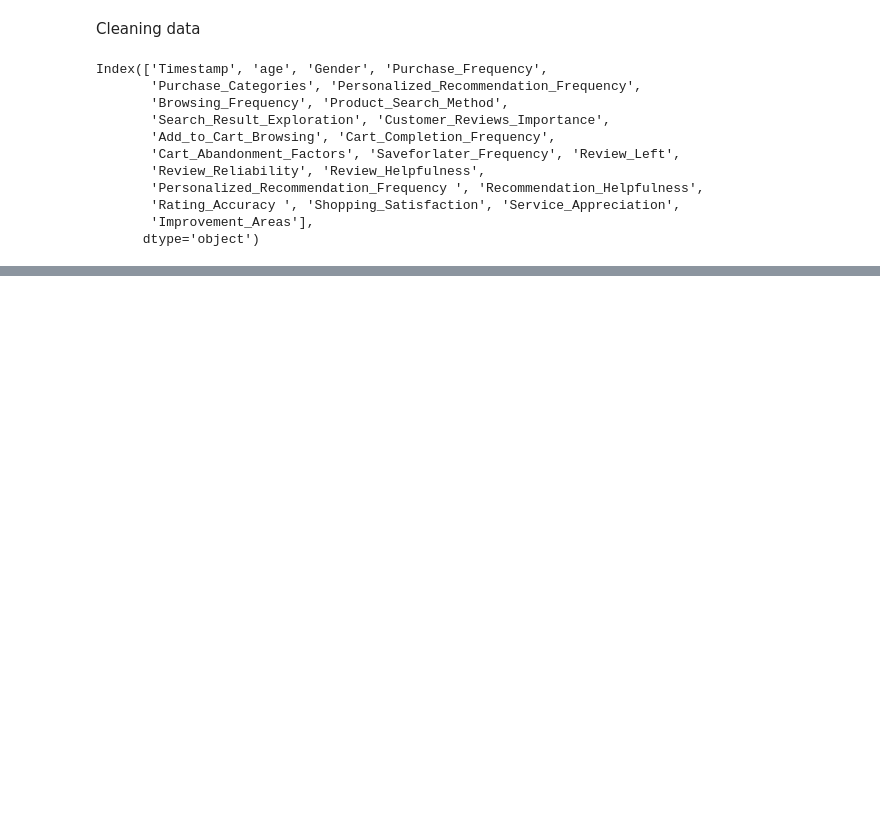
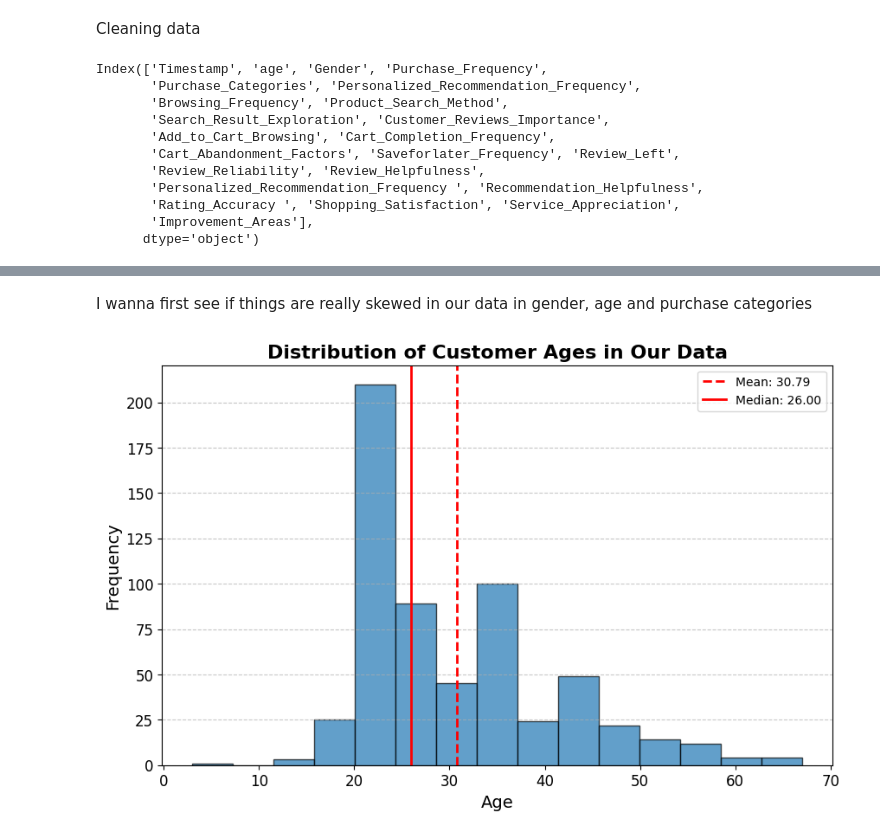
Before and after one commit to khaeuss808/UDS_ExploratoryQs, a Jupyter notebook: UDS_ExpQ_Q1.ipynb, the cells around one changed output, grey strips where cells are left out. Saved outputs shown, nothing was run; the diff lists cells and outputs as text; code cells hidden in the pictures; blank space fills up the shorter version.

```diff
--- a/UDS_ExpQ_Q1.ipynb
+++ b/UDS_ExpQ_Q1.ipynb
@@ -50,0 +53,45 @@ Are there specific product categories within specific customer segments (e.g., a
+# %% [markdown]
+I wanna first see if things are really skewed in our data in gender, age and purchase categories
+# %%
+# Calculate the mean
+mean_age = np.mean(demographic_df["age"])
+median_age = np.median(demographic_df["age"])
+
+plt.figure(figsize=(10, 6))
+
+# Plot histogram
+plt.hist(demographic_df["age"], bins=15, edgecolor="black", alpha=0.7)
+
+# Add a vertical line at the mean
+plt.axvline(
+    mean_age, color="red", linestyle="--", linewidth=2, label=f"Mean: {mean_age:.2f}"
+)
+
+# add line for median
+plt.axvline(
+    median_age,
+    color="red",
+    linestyle="-",
+    linewidth=2,
+    label=f"Median: {median_age:.2f}",
+)
+
+# Title and labels
+plt.title("Distribution of Customer Ages in Our Data", fontsize=16, fontweight="bold")
+plt.xlabel("Age", fontsize=14)
+plt.ylabel("Frequency", fontsize=14)
+
+# Customize tick parameters
+plt.xticks(fontsize=12)
+plt.yticks(fontsize=12)
+
+# Show grid for better readability
+plt.grid(axis="y", linestyle="--", alpha=0.7)
+
+# Add legend to explain the red line
+plt.legend()
+
+# Display the plot
+plt.show()
+# %% [output]
+[figure, added]
```
Also changed, not shown: parts of 5 cells of this notebook, 1 other file.
